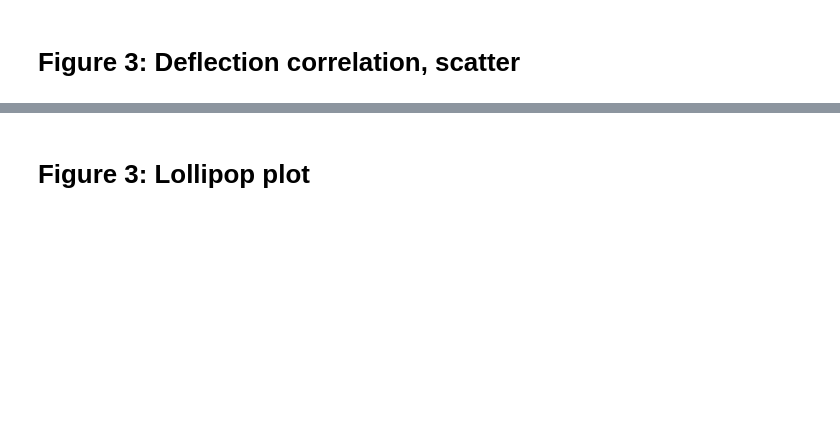
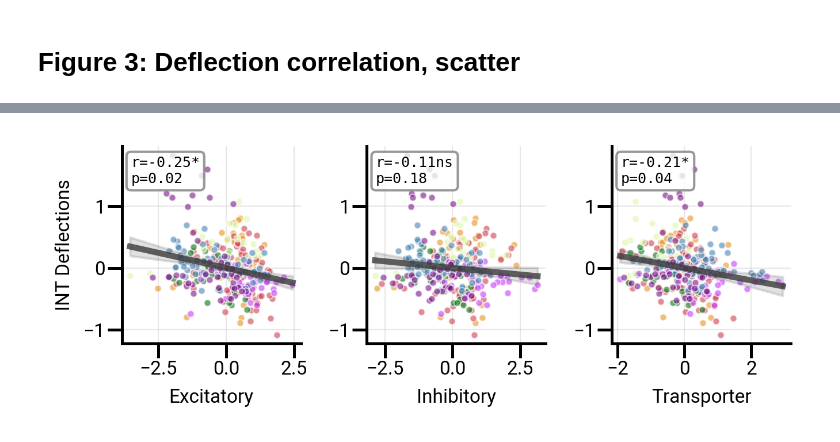
Before and after one commit to LindenParkesLab/intrinsic_neural_timescales, a Jupyter notebook: scripts/timescales_analysis_fig3.ipynb, the cells around one changed output, grey strips where cells are left out. Saved outputs shown, nothing was run; the diff lists cells and outputs as text; code cells hidden in the pictures; blank space fills up the shorter version.

```diff
--- a/scripts/timescales_analysis_fig3.ipynb
+++ b/scripts/timescales_analysis_fig3.ipynb
@@ -1063,35 +1184,27 @@ results[col].keys()
 # %%
-fig, axes = plt.subplots(nrows=2, ncols=len(plot_cols),
+fig, axes = plt.subplots(nrows=1, ncols=len(plot_cols),
                          sharex=False, sharey=False,
-                         figsize=(len(plot_cols)*1.6, 3.2), dpi=300)
+                         figsize=(len(plot_cols)*1.5, 1.75), dpi=300)
 
 for i, col in enumerate(plot_cols):
-    # Row 0: compute_deflections — feature vs raw deflection
-    plot_correlation(df_neuro[col], df_deflections['|INT Deflections|'], axes[0, i],
+    x_glm = pd.Series(results[col]['feature_partial_resid'], name=col)
+    y_glm = pd.Series(results[col]['task_partial_resid'], name='INT Deflections')
+    plot_correlation(x_glm, y_glm, axes[i],
+                     x_label=col.split('_')[1],
                      data_group=np.asarray(yeo_systems),
                      show_stats=True, fontsize=8, method='pearson',
-                     size=10, cbar_label='Yeo Systems', show_colorbar=False, data_group_cmap='yeo7',
-                     auto_polynomial=False, models_to_test=[1,], model_selection_metric='variance_explained')
+                     size=8, cbar_label='Yeo Systems', show_colorbar=False, data_group_cmap='yeo7',
+                     auto_polynomial=False, models_to_test=[1,], model_selection_metric='variance_explained',
+                     custom_pvalue=null_pvals[col])
+    if i != 0:
+        axes[i].set_ylabel('')
 
-    # Row 1: compute_deflections_glm — partial residuals (feature and task both residualized on rest)
-    x_glm = pd.Series(results[col]['feature_partial_resid'], name=col)
-    y_glm = pd.Series(results[col]['task_partial_resid'], name='Task INT | Rest')
-    plot_correlation(x_glm, y_glm, axes[1, i],
-                     data_group=np.asarray(yeo_systems),
-                     show_stats=True, fontsize=8, method='pearson',
-                     size=10, cbar_label='Yeo Systems', show_colorbar=False, data_group_cmap='yeo7',
-                     auto_polynomial=False, models_to_test=[1,], model_selection_metric='variance_explained')
-
-    if i != 0:
-        axes[0, i].set_ylabel('')
-        axes[1, i].set_ylabel('')
-
-for ax in axes.flat:
+for ax in axes:
     ax.tick_params(axis='y', which='major', pad=1)
     ax.tick_params(axis='x', which='major', pad=1)
 
 fig.tight_layout()
 fig.savefig(os.path.join(nas_scratch_dir, f'corr_intdelta_neurobio.svg'), bbox_inches='tight', dpi=300, transparent=True)
 plt.show()
+# %% [output]
+[figure, added]
-# %% [markdown]
-# Figure 3: Lollipop plot
```
Also changed, not shown: parts of 27 cells of this notebook.
